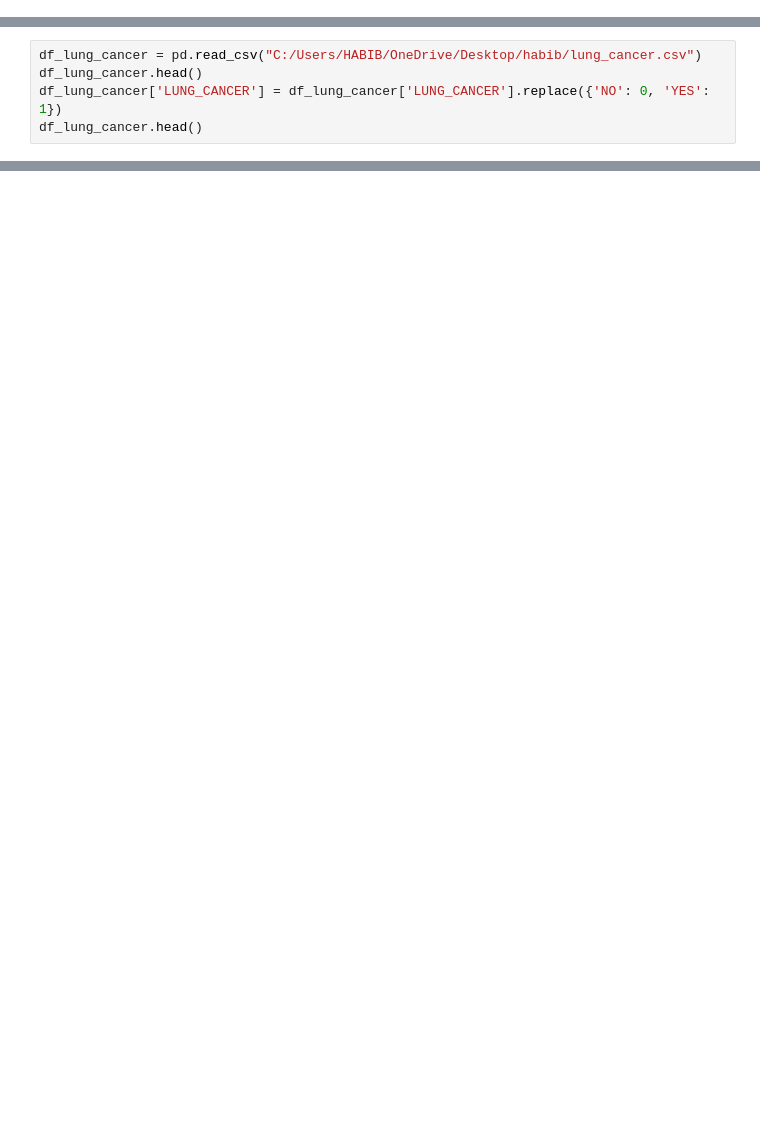
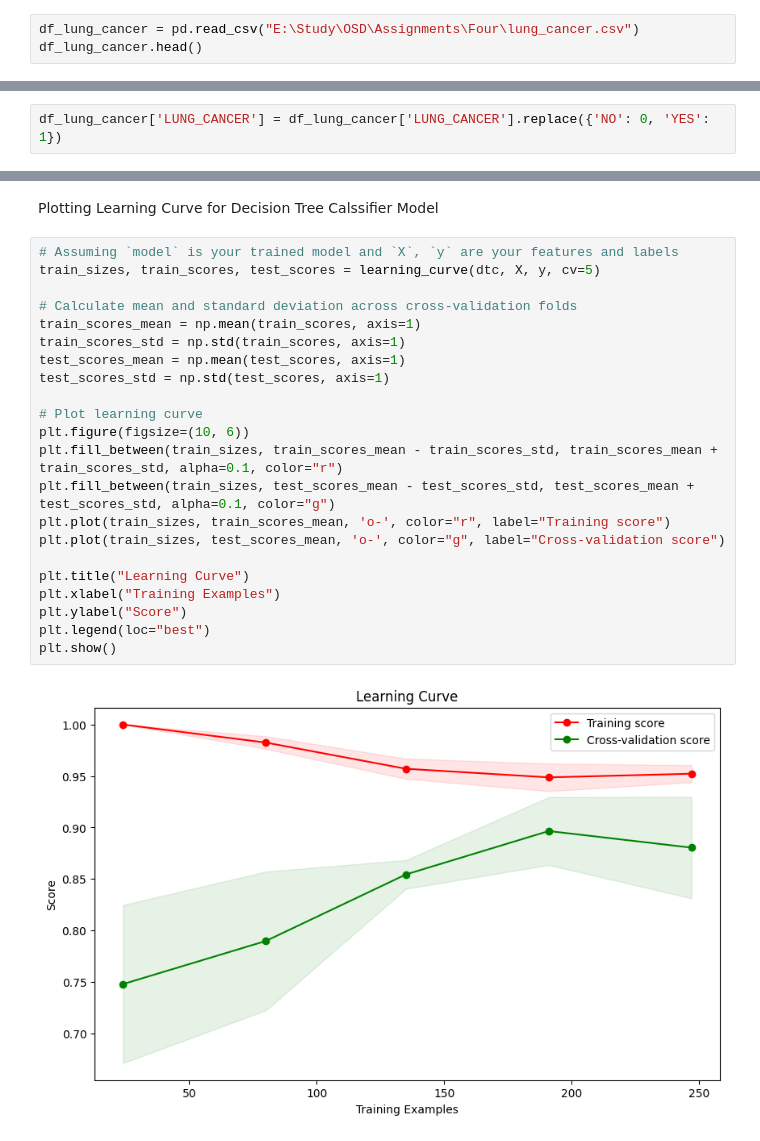
Before and after one commit to habibrahman13/Lazy-Fca, a Jupyter notebook: Lung_cancer.ipynb, the cells around one changed output, grey strips where cells are left out. Drawn from its saved outputs; the diff is of its cells as text; blank space fills up the shorter version.

```diff
--- a/Lung_cancer.ipynb
+++ b/Lung_cancer.ipynb
@@ -11 +17,4 @@ from sklearn.preprocessing import StandardScaler
 import warnings
+# %%
+df_lung_cancer = pd.read_csv("E:\Study\OSD\Assignments\Four\lung_cancer.csv")
+df_lung_cancer.head()
@@ -12,5 +28,2 @@ import warnings
 # %%
-df_lung_cancer = pd.read_csv("C:/Users/HABIB/OneDrive/Desktop/habib/lung_cancer.csv")
-df_lung_cancer.head()
 df_lung_cancer['LUNG_CANCER'] = df_lung_cancer['LUNG_CANCER'].replace({'NO': 0, 'YES': 1})
-df_lung_cancer.head()
@@ -97,0 +338,26 @@ Test Accuracy: 0.967741935483871
+# %% [markdown]
+Plotting Learning Curve for Decision Tree Calssifier Model
+# %%
+# Assuming `model` is your trained model and `X`, `y` are your features and labels
+train_sizes, train_scores, test_scores = learning_curve(dtc, X, y, cv=5)
+
+# Calculate mean and standard deviation across cross-validation folds
+train_scores_mean = np.mean(train_scores, axis=1)
+train_scores_std = np.std(train_scores, axis=1)
+test_scores_mean = np.mean(test_scores, axis=1)
+test_scores_std = np.std(test_scores, axis=1)
+
+# Plot learning curve
+plt.figure(figsize=(10, 6))
+plt.fill_between(train_sizes, train_scores_mean - train_scores_std, train_scores_mean + train_scores_std, alpha=0.1, color="r")
+plt.fill_between(train_sizes, test_scores_mean - test_scores_std, test_scores_mean + test_scores_std, alpha=0.1, color="g")
+plt.plot(train_sizes, train_scores_mean, 'o-', color="r", label="Training score")
+plt.plot(train_sizes, test_scores_mean, 'o-', color="g", label="Cross-validation score")
+
+plt.title("Learning Curve")
+plt.xlabel("Training Examples")
+plt.ylabel("Score")
+plt.legend(loc="best")
+plt.show()
+# %% [output]
+[figure, added]
```
Also changed, not shown: parts of 17 cells of this notebook, 2 other files.
